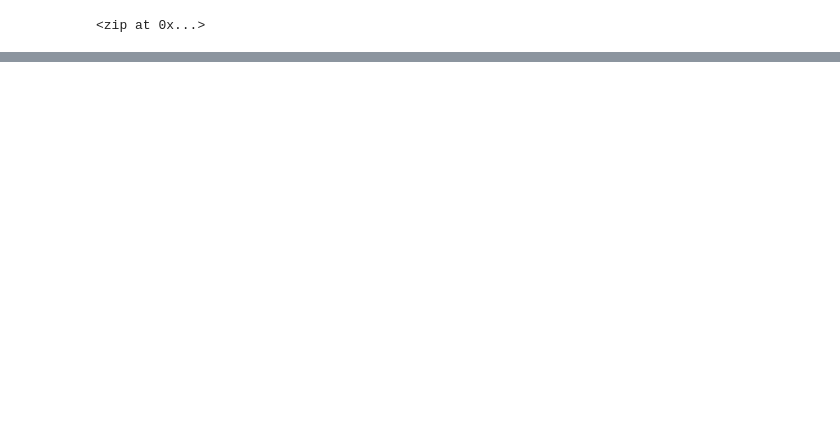
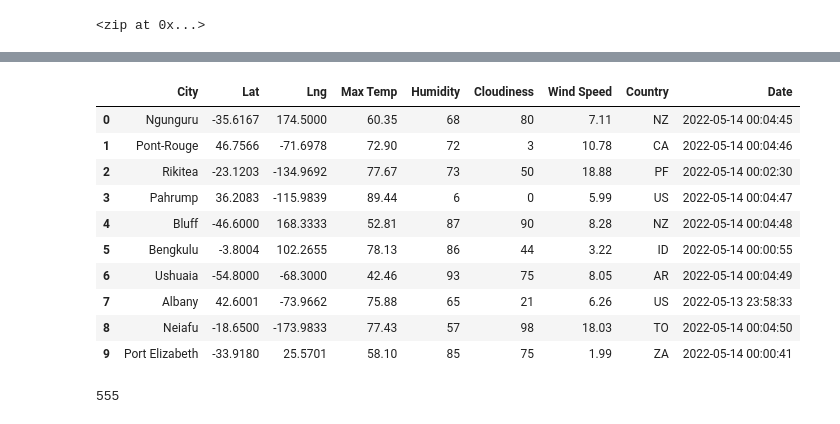
Before and after one commit to Trevor-Jackson94/World_Weather_Analysis, a Jupyter notebook: WeatherPy.ipynb, the cells around one changed output, grey strips where cells are left out. Cells and saved outputs as stored; diff of their text form; code cells hidden in the pictures; blank space fills up the shorter version.

Commit message:
Added city data pulled from API to CSV file

```diff
--- a/WeatherPy.ipynb
+++ b/WeatherPy.ipynb
@@ -32,0 +40,5 @@ len(cities)
+# %%
+url = "https://api.openweathermap.org/data/2.5/weather?q="
+# %%
+city_url = url + city.replace(' ','+') + '&appid=' + weather_api_key + '&units=metric'
+print(city_url)
@@ -32,0 +47,10 @@ len(cities)
+# %%
+# Create an empty list to hold weather data
+city_data=[]
+# Print the beginning of the logging
+print("Beginning Data Retrieval      ")
+print('------------------------------')
+
+# Create counters
+record_count = 1
+set_count = 1
@@ -32,0 +130,20 @@ len(cities)
+# %%
+# Convert the array of dictionaries to a DataFrame
+city_data_df = pd.DataFrame(city_data)
+city_data_df.head(10)
+# %% [output]
+|  | City | Lat | Lng | Max Temp | Humidity | Cloudiness | Wind Speed | Country | Date |
+| 0 | Ngunguru | -35.6167 | 174.5000 | 60.35 | 68 | 80 | 7.11 | NZ | 2022-05-14 00:04:45 |
+| 1 | Pont-Rouge | 46.7566 | -71.6978 | 72.90 | 72 | 3 | 10.78 | CA | 2022-05-14 00:04:46 |
+| 2 | Rikitea | -23.1203 | -134.9692 | 77.67 | 73 | 50 | 18.88 | PF | 2022-05-14 00:02:30 |
+| 3 | Pahrump | 36.2083 | -115.9839 | 89.44 | 6 | 0 | 5.99 | US | 2022-05-14 00:04:47 |
+| 4 | Bluff | -46.6000 | 168.3333 | 52.81 | 87 | 90 | 8.28 | NZ | 2022-05-14 00:04:48 |
+| 5 | Bengkulu | -3.8004 | 102.2655 | 78.13 | 86 | 44 | 3.22 | ID | 2022-05-14 00:00:55 |
+| 6 | Ushuaia | -54.8000 | -68.3000 | 42.46 | 93 | 75 | 8.05 | AR | 2022-05-14 00:04:49 |
+| 7 | Albany | 42.6001 | -73.9662 | 75.88 | 65 | 21 | 6.26 | US | 2022-05-13 23:58:33 |
+| 8 | Neiafu | -18.6500 | -173.9833 | 77.43 | 57 | 98 | 18.03 | TO | 2022-05-14 00:04:50 |
+| 9 | Port Elizabeth | -33.9180 | 25.5701 | 58.10 | 85 | 75 | 1.99 | ZA | 2022-05-14 00:00:41 |
+# %%
+print(len(city_data_df))
+# %% [output]
+555
```
Also changed, not shown: parts of 8 cells of this notebook, 2 other files.
